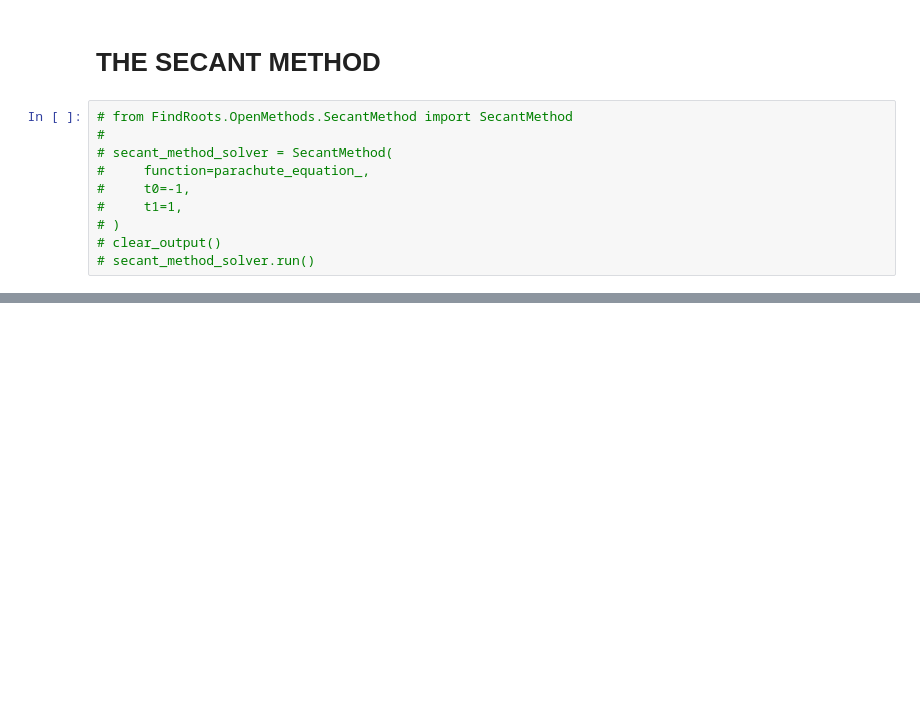
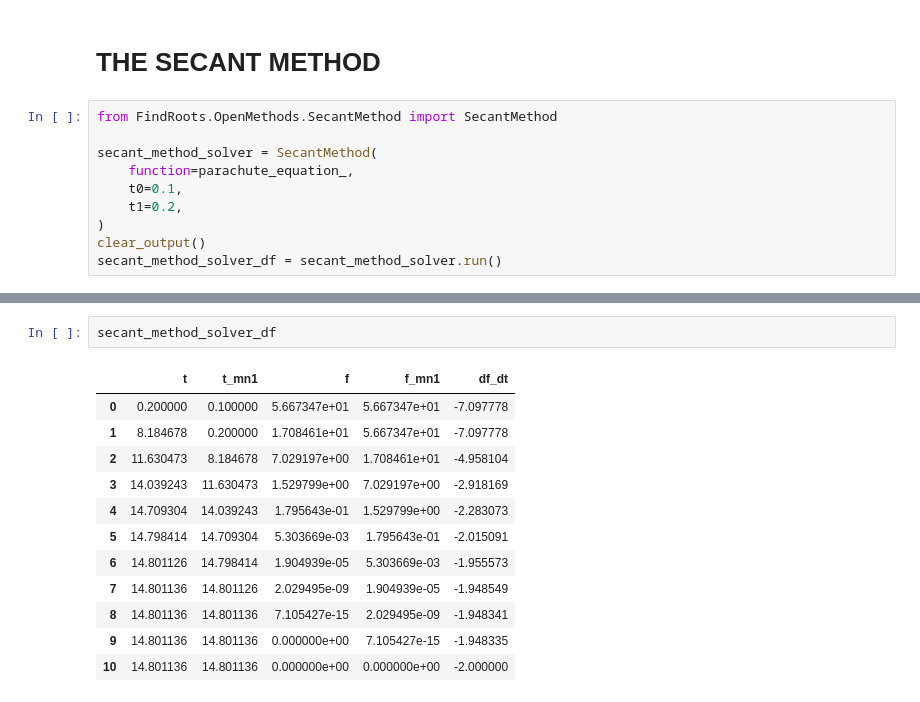
Before and after one commit to hasan-alj88/NumericalMethods, a Jupyter notebook: Examples/RoorFinding.ipynb, the cells around one changed output, grey strips where cells are left out. Drawn from its saved outputs; the diff is of its cells as text; blank space fills up the shorter version.

```diff
--- a/Examples/RoorFinding.ipynb
+++ b/Examples/RoorFinding.ipynb
@@ -122,12 +127,12 @@ bisection_solver_df
 # %% [markdown]
 # THE SECANT METHOD
 # %%
-# from FindRoots.OpenMethods.SecantMethod import SecantMethod
-#
-# secant_method_solver = SecantMethod(
-#     function=parachute_equation_,
-#     t0=-1,
-#     t1=1,
-# )
-# clear_output()
-# secant_method_solver.run()
+from FindRoots.OpenMethods.SecantMethod import SecantMethod
+
+secant_method_solver = SecantMethod(
+    function=parachute_equation_,
+    t0=0.1,
+    t1=0.2,
+)
+clear_output()
+secant_method_solver_df = secant_method_solver.run()
@@ -133,0 +157,15 @@ bisection_solver_df
+# %%
+secant_method_solver_df
+# %% [output]
+|  | t | t_mn1 | f | f_mn1 | df_dt |
+| 0 | 0.200000 | 0.100000 | 5.667347e+01 | 5.667347e+01 | -7.097778 |
+| 1 | 8.184678 | 0.200000 | 1.708461e+01 | 5.667347e+01 | -7.097778 |
+| 2 | 11.630473 | 8.184678 | 7.029197e+00 | 1.708461e+01 | -4.958104 |
+| 3 | 14.039243 | 11.630473 | 1.529799e+00 | 7.029197e+00 | -2.918169 |
+| 4 | 14.709304 | 14.039243 | 1.795643e-01 | 1.529799e+00 | -2.283073 |
+| 5 | 14.798414 | 14.709304 | 5.303669e-03 | 1.795643e-01 | -2.015091 |
+| 6 | 14.801126 | 14.798414 | 1.904939e-05 | 5.303669e-03 | -1.955573 |
+| 7 | 14.801136 | 14.801126 | 2.029495e-09 | 1.904939e-05 | -1.948549 |
+| 8 | 14.801136 | 14.801136 | 7.105427e-15 | 2.029495e-09 | -1.948341 |
+| 9 | 14.801136 | 14.801136 | 0.000000e+00 | 7.105427e-15 | -1.948335 |
+| 10 | 14.801136 | 14.801136 | 0.000000e+00 | 0.000000e+00 | -2.000000 |
```
Also changed, not shown: parts of 12 cells of this notebook, 16 other files.
